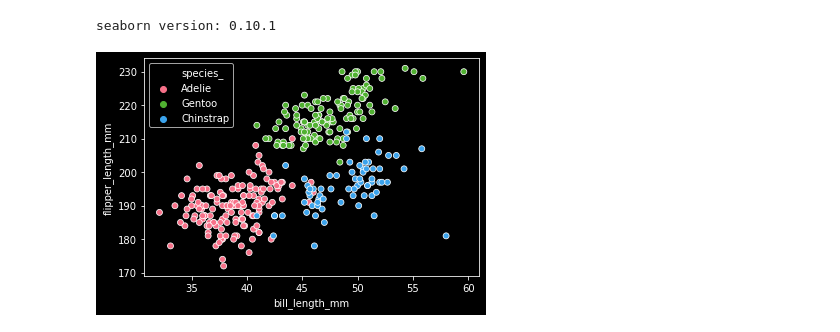
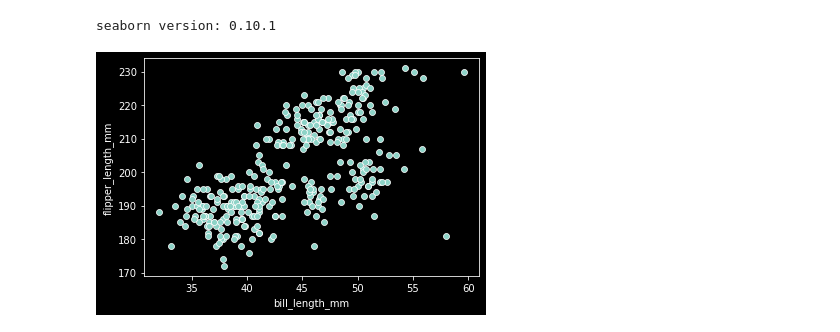
Before and after one commit to deeplearning540/deeplearning540.github.io, a Jupyter notebook: source/lesson02/script.ipynb, the cells around one changed output. Drawn from its saved outputs; the diff is of its cells as text; code cells hidden in the pictures.

```diff
--- a/source/lesson02/script.ipynb
+++ b/source/lesson02/script.ipynb
@@ -94,0 +93,6 @@ looks good so far
+# %%
+#let's remove the rows with NaN values
+df = df[ df.bill_length_mm.notnull() ]
+
+print("after cleaning:")
+print(df.head())
@@ -148,8 +171,8 @@ print(f'seaborn version: {sns.__version__}')
 # %% [output]
 seaborn version: 0.10.1
 # %%
-#let's mark the dots with a color for each class
-sns.scatterplot(x=df.bill_length_mm, y=df.flipper_length_mm, hue=df.species_, palette="husl")
+#we want to cluster the penguins and work towards a classification using this
+sns.scatterplot(x=df.bill_length_mm, y=df.flipper_length_mm, palette="husl")
 plt.show()
 # %% [output]
-[figure, old version]
+[figure, new version]
```
Also changed, not shown: parts of 21 cells of this notebook.
